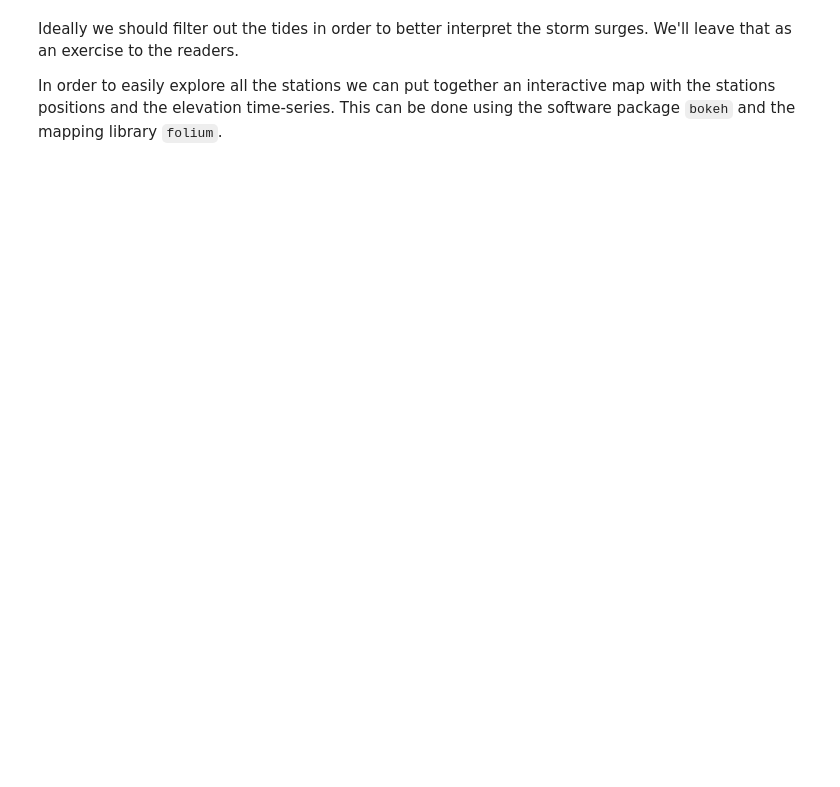
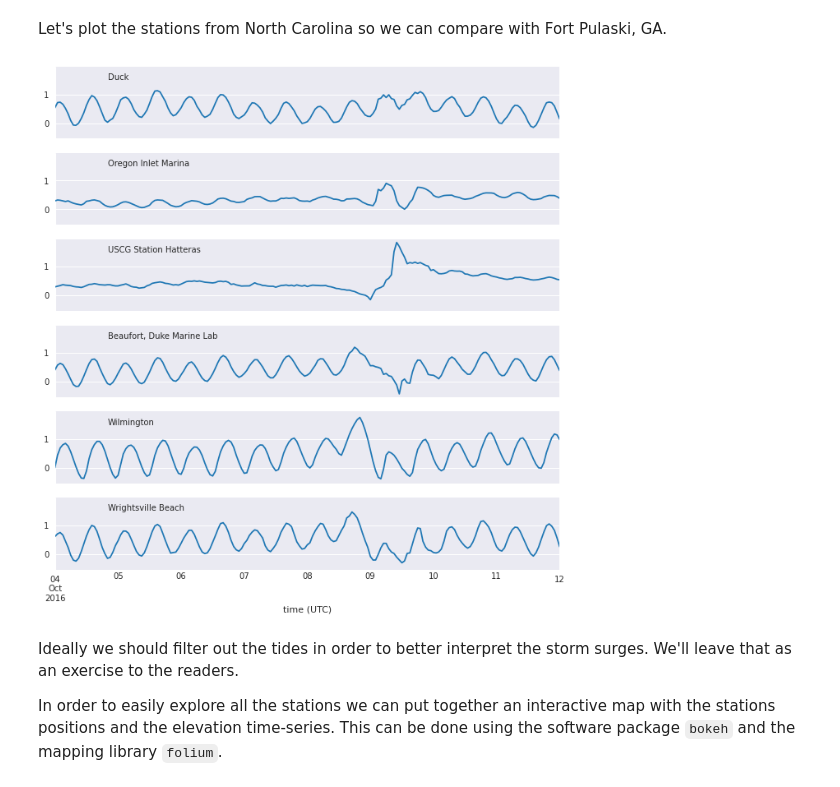
Before and after one commit to ioos/ioos_code_lab, a Jupyter notebook: jupyterbook/content/code_gallery/data_access_notebooks/2016-10-12-fetching_data.ipynb, the cells around one changed output. Drawn from its saved outputs; the diff is of its cells as text; code cells hidden in the pictures; blank space fills up the shorter version.

```diff
--- a/jupyterbook/content/code_gallery/data_access_notebooks/2016-10-12-fetching_data.ipynb
+++ b/jupyterbook/content/code_gallery/data_access_notebooks/2016-10-12-fetching_data.ipynb
@@ -192,3 +170,21 @@ with matplotlib.style.context(["seaborn-notebook", "seaborn-darkgrid"]):
+# %% [markdown]
+Let's plot the stations from North Carolina so we can compare with Fort Pulaski, GA.
+# %%
+import matplotlib
+import matplotlib.pyplot as plt
+
+
+station_ids = df.loc[df["state"] == "NC"]["ID"]
+
+with matplotlib.style.context(["seaborn-notebook", "seaborn-darkgrid"]):
+    fix, axes = plt.subplots(nrows=len(station_ids), sharex=True, sharey=True, figsize=(11, 2.25 * 5))
+
+    for k, station_id in enumerate(station_ids):
+        series = water_level[station_id]
+        series.plot(ax=axes[k])
+        axes[k].text(series.index[20], 1.5, get_station_name(station_id))
+# %% [output]
+[figure, added]
 # %% [markdown]
 Ideally we should filter out the tides in order to better interpret the storm surges.
 We'll leave that as an exercise to the readers.
```
Also changed, not shown: parts of 41 cells of this notebook.
